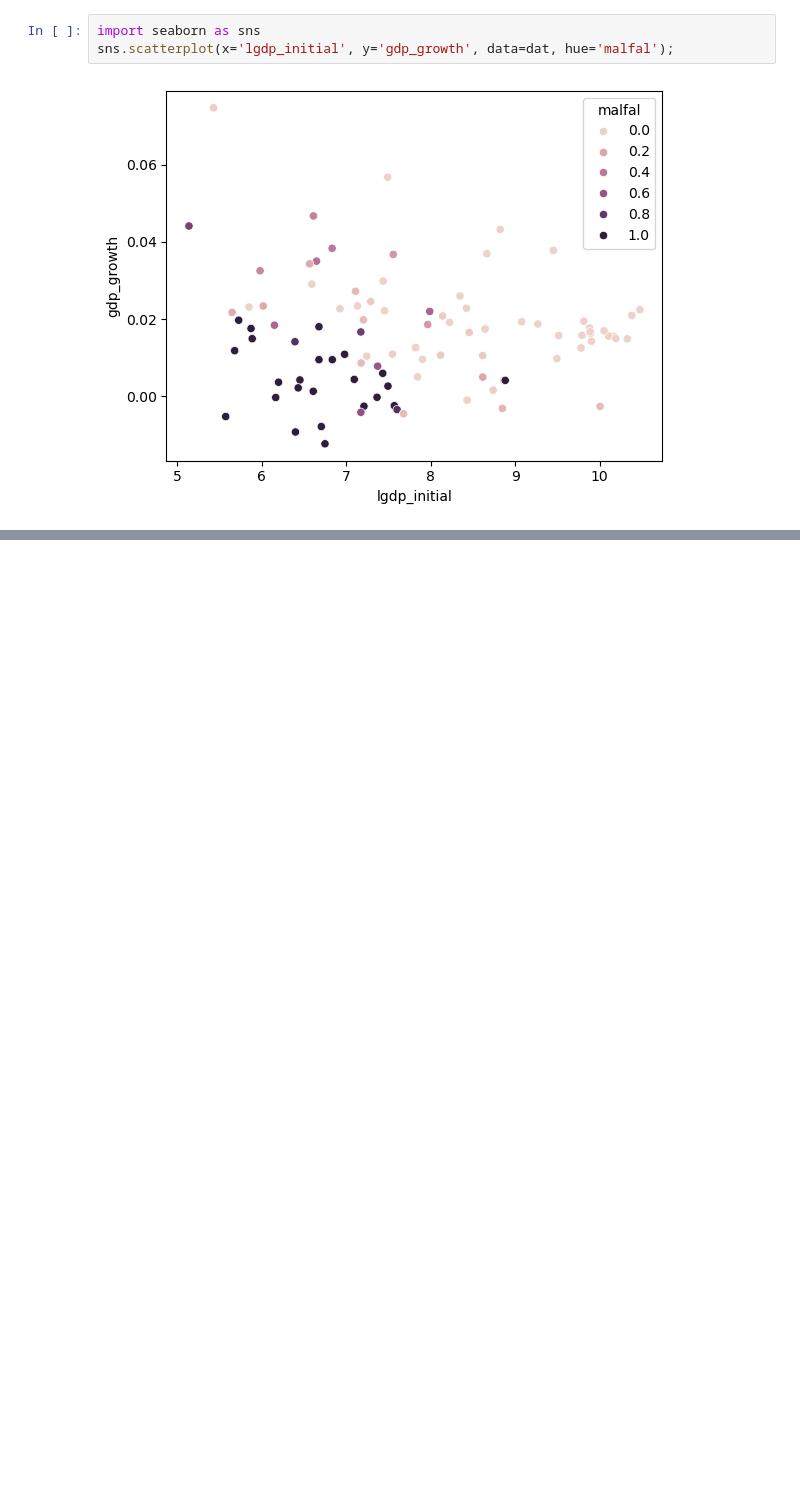
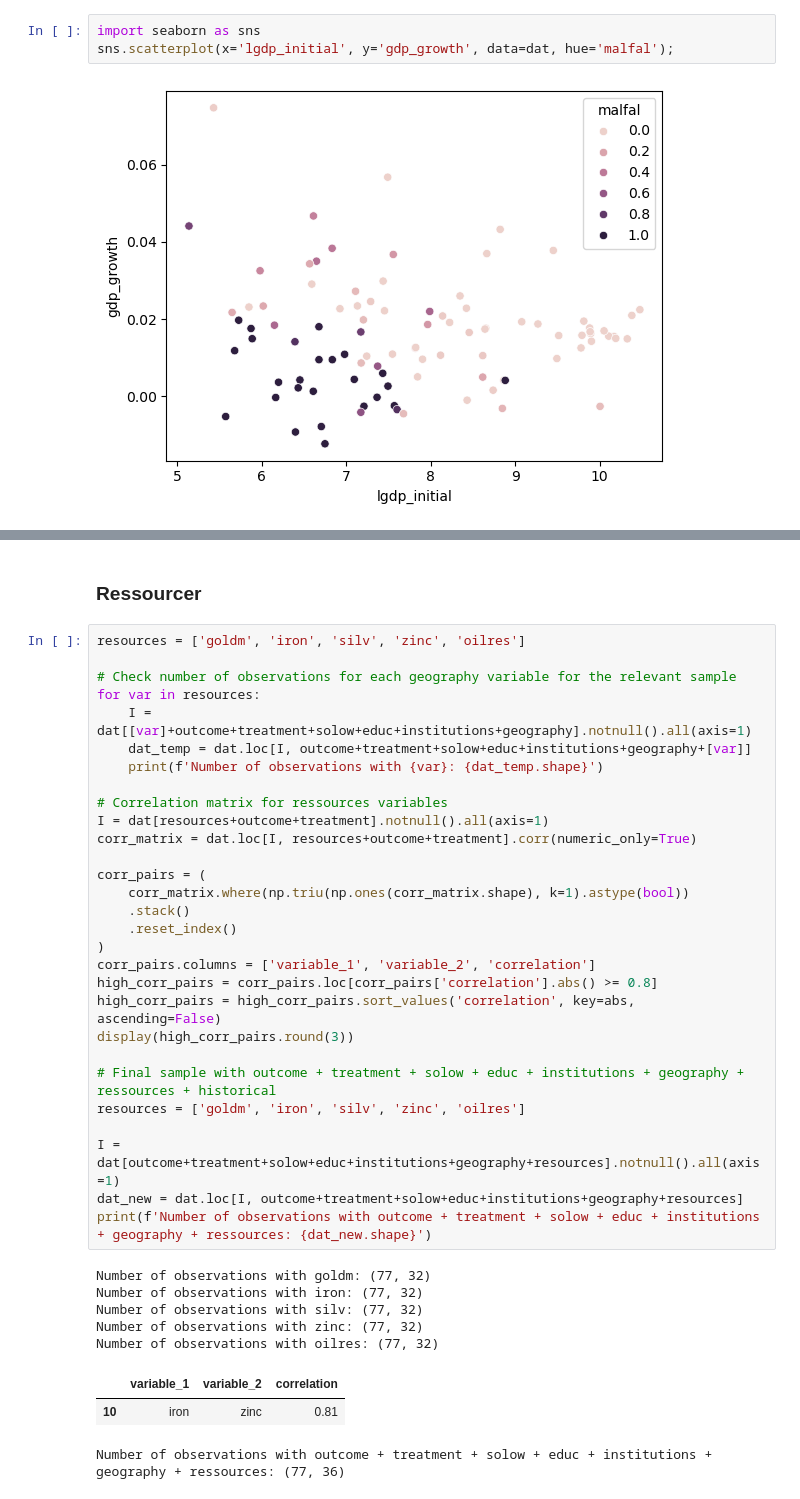
Before and after one commit to matliras/Adv_microeconometrics_assignments, a Jupyter notebook: project2/workbook.ipynb, the cells around one changed output, grey strips where cells are left out. Saved outputs shown, nothing was run; the diff lists cells and outputs as text; blank space fills up the shorter version.

```diff
--- a/project2/workbook.ipynb
+++ b/project2/workbook.ipynb
@@ -214,0 +217,40 @@ with pd.option_context('display.max_rows', None):
+# %% [markdown]
+### Ressourcer
+# %%
+resources = ['goldm', 'iron', 'silv', 'zinc', 'oilres']
+
+# Check number of observations for each geography variable for the relevant sample
+for var in resources:
+    I = dat[[var]+outcome+treatment+solow+educ+institutions+geography].notnull().all(axis=1)
+    dat_temp = dat.loc[I, outcome+treatment+solow+educ+institutions+geography+[var]]
+    print(f'Number of observations with {var}: {dat_temp.shape}')
+
+# Correlation matrix for ressources variables
+I = dat[resources+outcome+treatment].notnull().all(axis=1)
+corr_matrix = dat.loc[I, resources+outcome+treatment].corr(numeric_only=True)
+
+corr_pairs = (
+    corr_matrix.where(np.triu(np.ones(corr_matrix.shape), k=1).astype(bool))
+    .stack()
+    .reset_index()
+)
+corr_pairs.columns = ['variable_1', 'variable_2', 'correlation']
+high_corr_pairs = corr_pairs.loc[corr_pairs['correlation'].abs() >= 0.8]
+high_corr_pairs = high_corr_pairs.sort_values('correlation', key=abs, ascending=False)
+display(high_corr_pairs.round(3))
+
+# Final sample with outcome + treatment + solow + educ + institutions + geography + ressources + historical
+resources = ['goldm', 'iron', 'silv', 'zinc', 'oilres']
+
+I = dat[outcome+treatment+solow+educ+institutions+geography+resources].notnull().all(axis=1)
+dat_new = dat.loc[I, outcome+treatment+solow+educ+institutions+geography+resources]
+print(f'Number of observations with outcome + treatment + solow + educ + institutions + geography + ressources: {dat_new.shape}')
+# %% [output]
+Number of observations with goldm: (77, 32)
+Number of observations with iron: (77, 32)
+Number of observations with silv: (77, 32)
+Number of observations with zinc: (77, 32)
+Number of observations with oilres: (77, 32)
+|  | variable_1 | variable_2 | correlation |
+| 10 | iron | zinc | 0.81 |
+Number of observations with outcome + treatment + solow + educ + institutions + geography + ressources: (77, 36)
```
Also changed, not shown: parts of 46 cells of this notebook, 1 other file.
